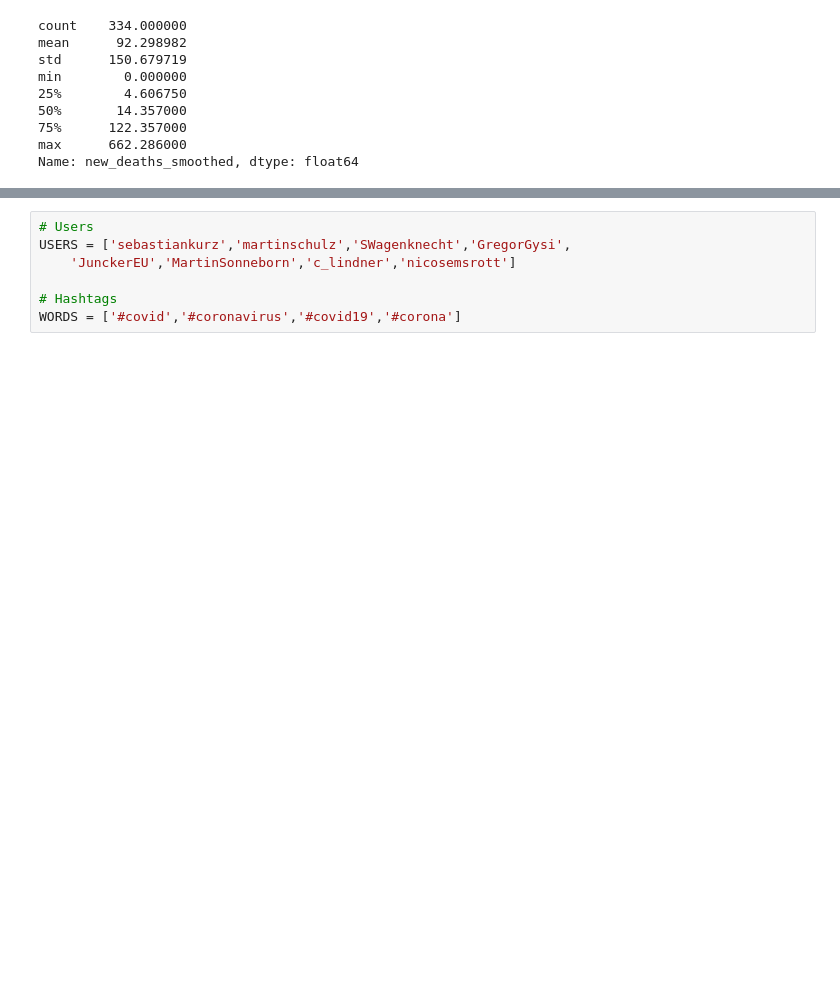
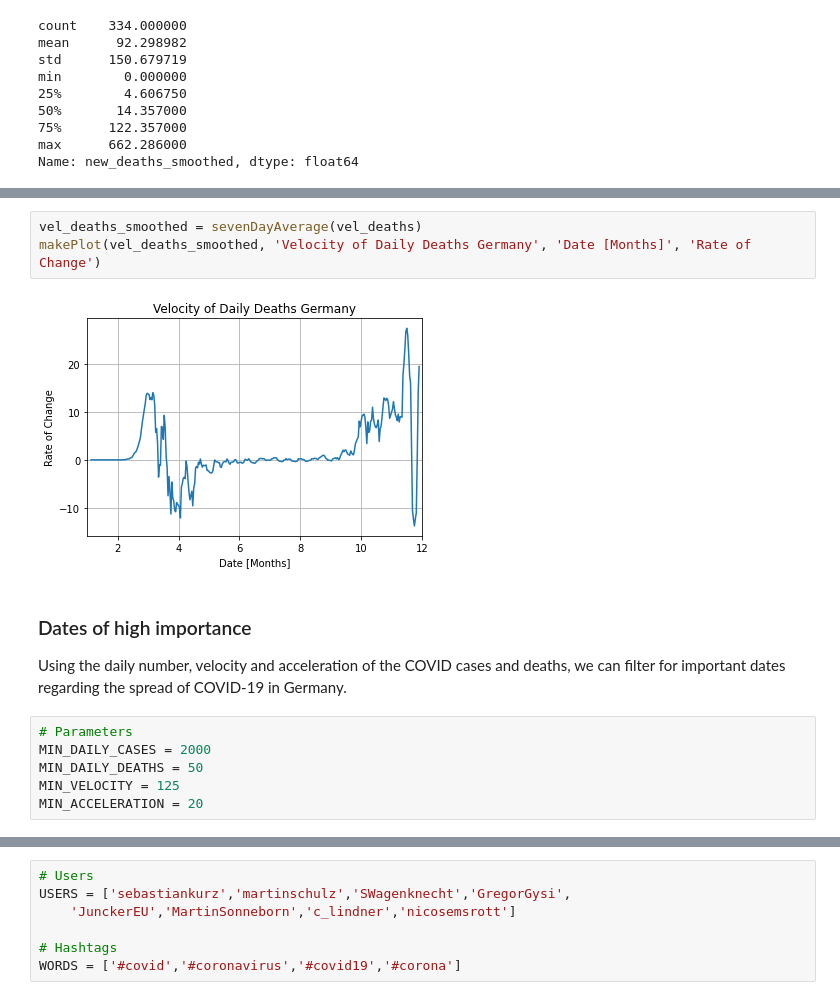
Before and after one commit to huestisk/covid-twitter, a Jupyter notebook: report.ipynb, the cells around one changed output, grey strips where cells are left out. Cells and saved outputs as stored; diff of their text form; blank space fills up the shorter version.

```diff
--- a/report.ipynb
+++ b/report.ipynb
@@ -115,0 +178,15 @@ Name: new_deaths_smoothed, dtype: float64
+# %%
+vel_deaths_smoothed = sevenDayAverage(vel_deaths)
+makePlot(vel_deaths_smoothed, 'Velocity of Daily Deaths Germany', 'Date [Months]', 'Rate of Change')
+# %% [output]
+[figure, added]
+# %% [markdown]
+### Dates of high importance
+
+Using the daily number, velocity and acceleration of the COVID cases and deaths, we can filter for important dates regarding the spread of COVID-19 in Germany.
+# %%
+# Parameters
+MIN_DAILY_CASES = 2000
+MIN_DAILY_DEATHS = 50
+MIN_VELOCITY = 125
+MIN_ACCELERATION = 20
```
Also changed, not shown: parts of 27 cells of this notebook, 2 other files.
